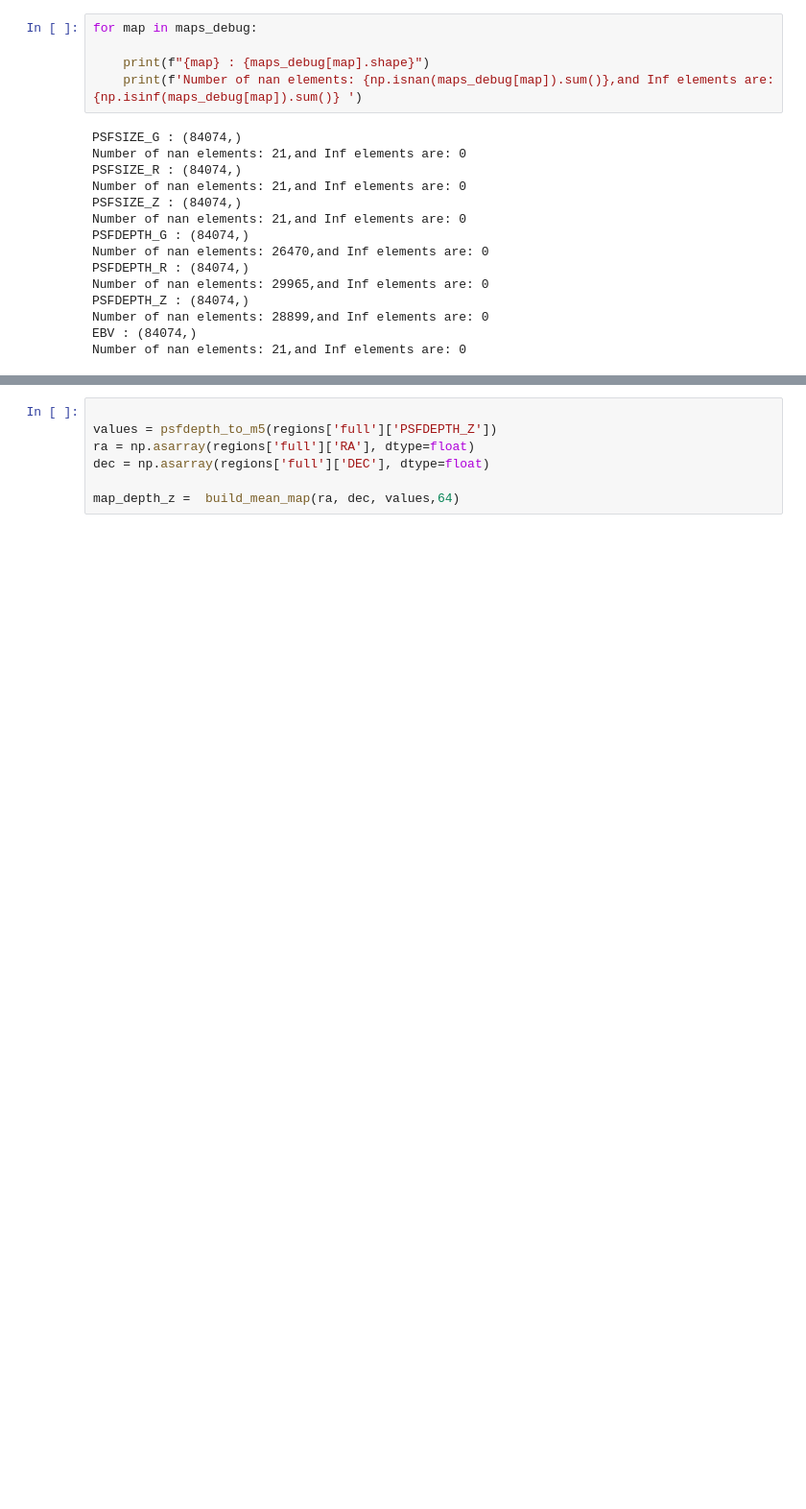
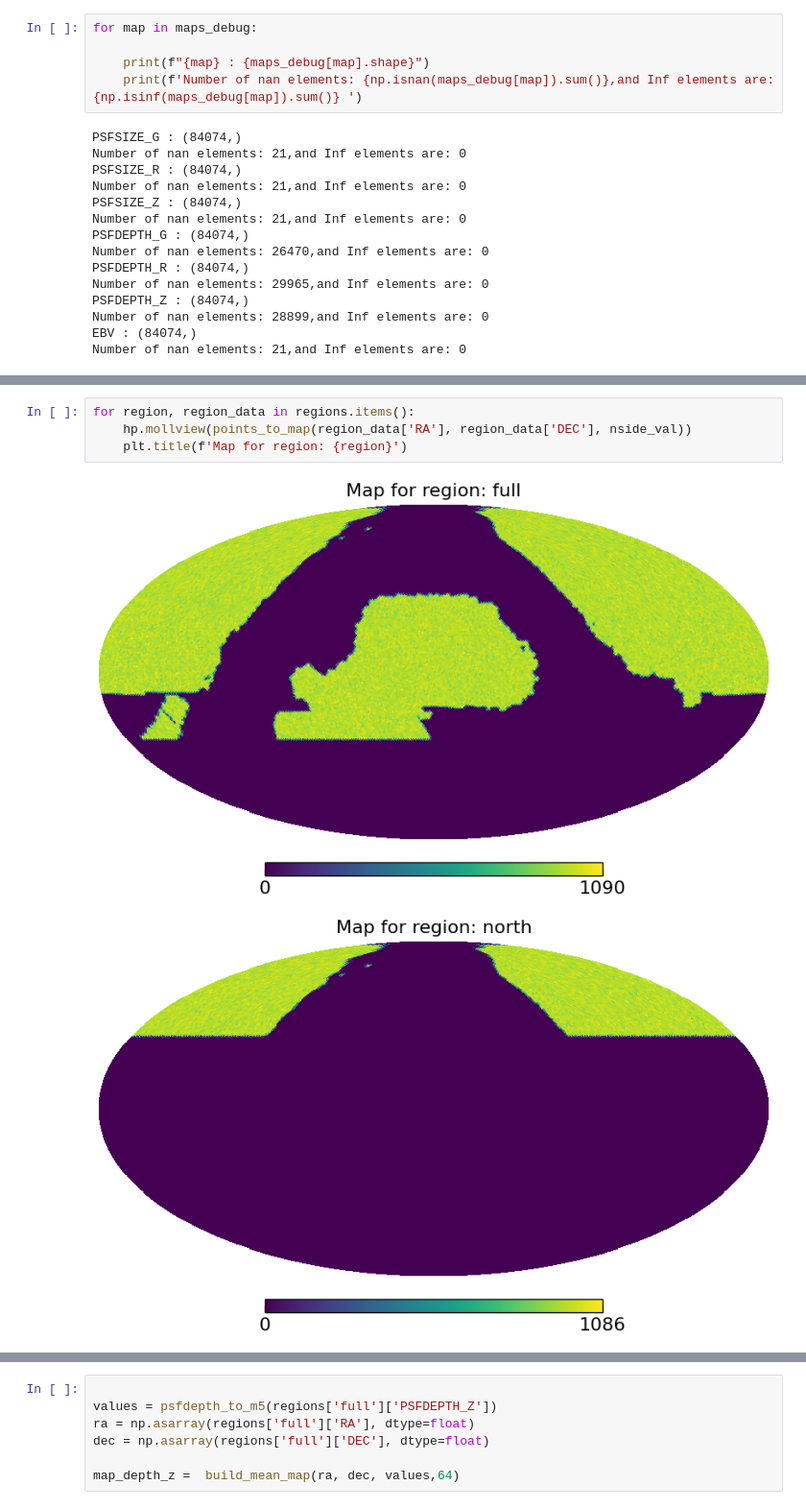
Before and after one commit to Shin107/DESILegacy-PECVEL, a Jupyter notebook: notebooks/imaging_systematics_clean.ipynb, the cells around one changed output, grey strips where cells are left out. Shown at 96% size. Saved outputs shown, nothing was run; the diff lists cells and outputs as text; blank space fills up the shorter version.

```diff
--- a/notebooks/imaging_systematics_clean.ipynb
+++ b/notebooks/imaging_systematics_clean.ipynb
@@ -435,0 +462,7 @@ Number of nan elements: 21,and Inf elements are: 0
+# %%
+for region, region_data in regions.items():
+    hp.mollview(points_to_map(region_data['RA'], region_data['DEC'], nside_val))
+    plt.title(f'Map for region: {region}')
+# %% [output]
+[figure, added]
+[figure, added]
```
Also changed, not shown: parts of 29 cells of this notebook.
